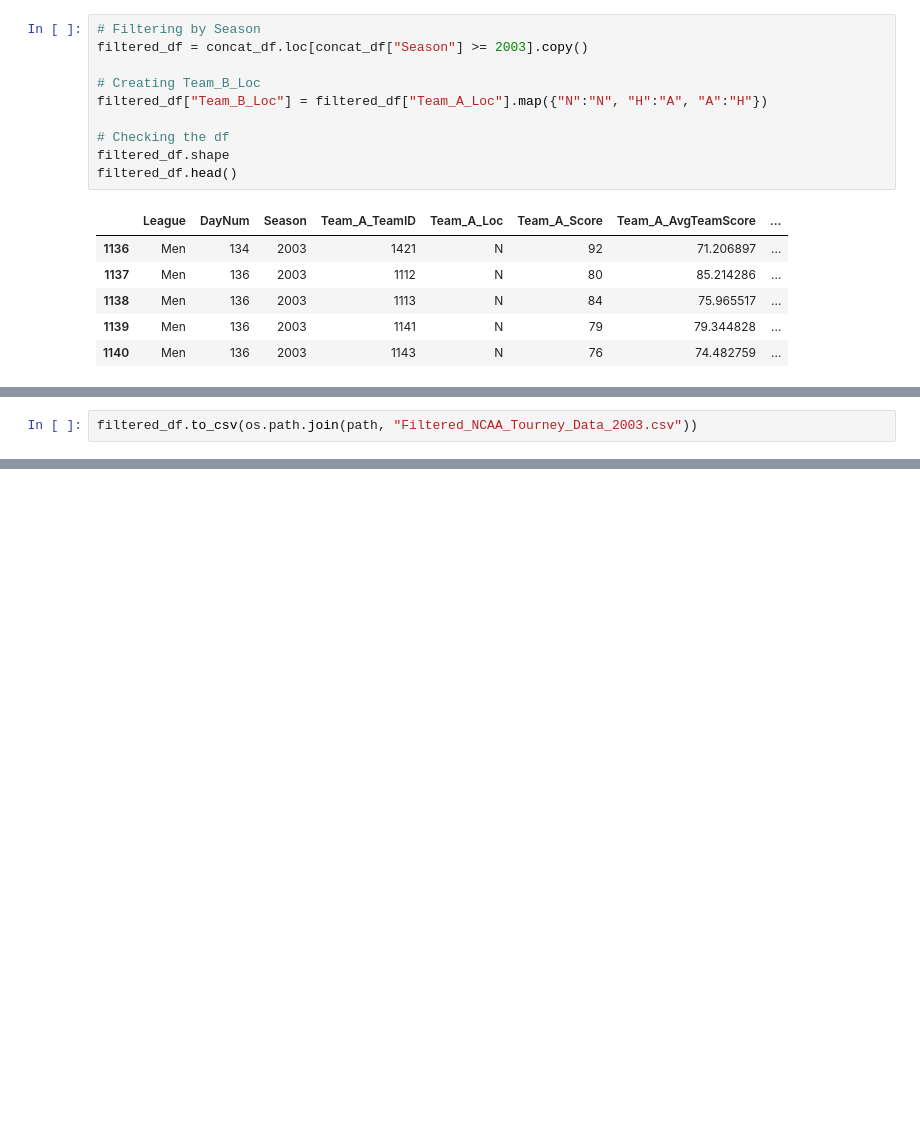
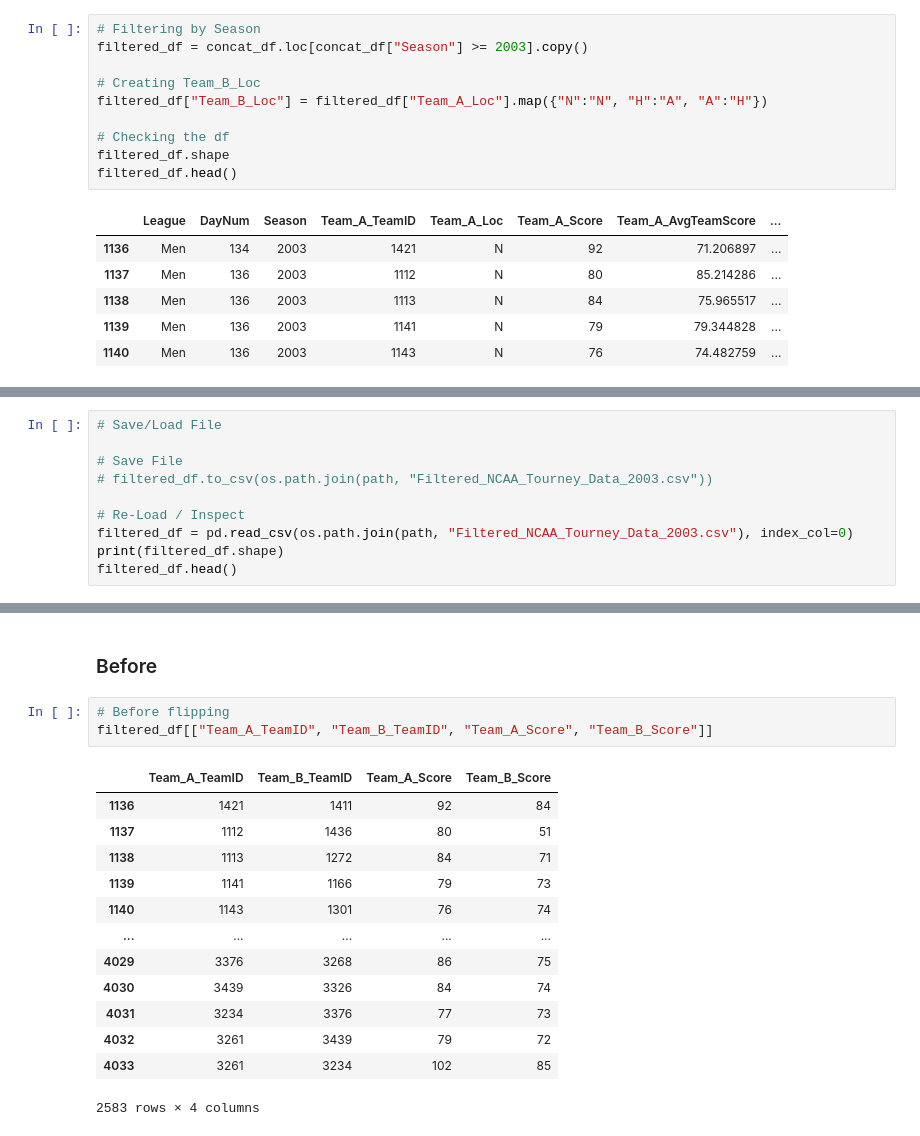
Before and after one commit to dvdhartsman/March_Machine_Learning_Mania_2024, a Jupyter notebook: Data_Understanding_and_Aggregation.ipynb, the cells around one changed output, grey strips where cells are left out. Cells and saved outputs as stored; diff of their text form; blank space fills up the shorter version.

```diff
--- a/Data_Understanding_and_Aggregation.ipynb
+++ b/Data_Understanding_and_Aggregation.ipynb
@@ -1852,2 +1784,10 @@ filtered_df.head()
 # %%
-filtered_df.to_csv(os.path.join(path, "Filtered_NCAA_Tourney_Data_2003.csv"))
+# Save/Load File
+
+# Save File
+# filtered_df.to_csv(os.path.join(path, "Filtered_NCAA_Tourney_Data_2003.csv"))
+
+# Re-Load / Inspect
+filtered_df = pd.read_csv(os.path.join(path, "Filtered_NCAA_Tourney_Data_2003.csv"), index_col=0)
+print(filtered_df.shape)
+filtered_df.head()
@@ -2003,0 +1836,19 @@ x_df
+# %% [markdown]
+### Before
+# %%
+# Before flipping
+filtered_df[["Team_A_TeamID", "Team_B_TeamID", "Team_A_Score", "Team_B_Score"]]
+# %% [output]
+|  | Team_A_TeamID | Team_B_TeamID | Team_A_Score | Team_B_Score |
+| 1136 | 1421 | 1411 | 92 | 84 |
+| 1137 | 1112 | 1436 | 80 | 51 |
+| 1138 | 1113 | 1272 | 84 | 71 |
+| 1139 | 1141 | 1166 | 79 | 73 |
+| 1140 | 1143 | 1301 | 76 | 74 |
+| ... | ... | ... | ... | ... |
+| 4029 | 3376 | 3268 | 86 | 75 |
+| 4030 | 3439 | 3326 | 84 | 74 |
+| 4031 | 3234 | 3376 | 77 | 73 |
+| 4032 | 3261 | 3439 | 79 | 72 |
+| 4033 | 3261 | 3234 | 102 | 85 |
+2583 rows × 4 columns
```
Also changed, not shown: parts of 64 cells of this notebook, 1 other file.
